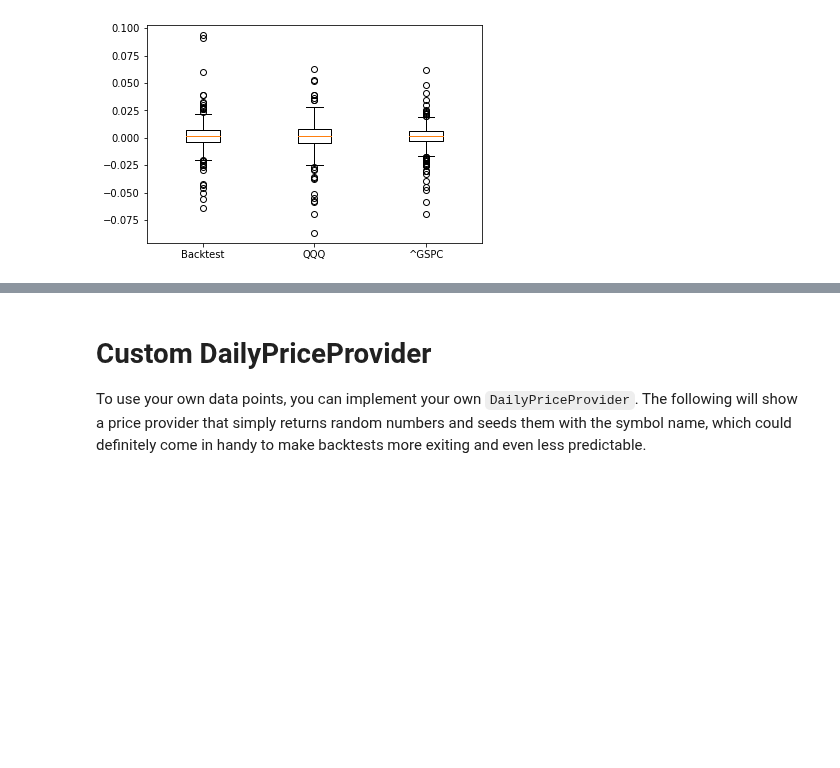
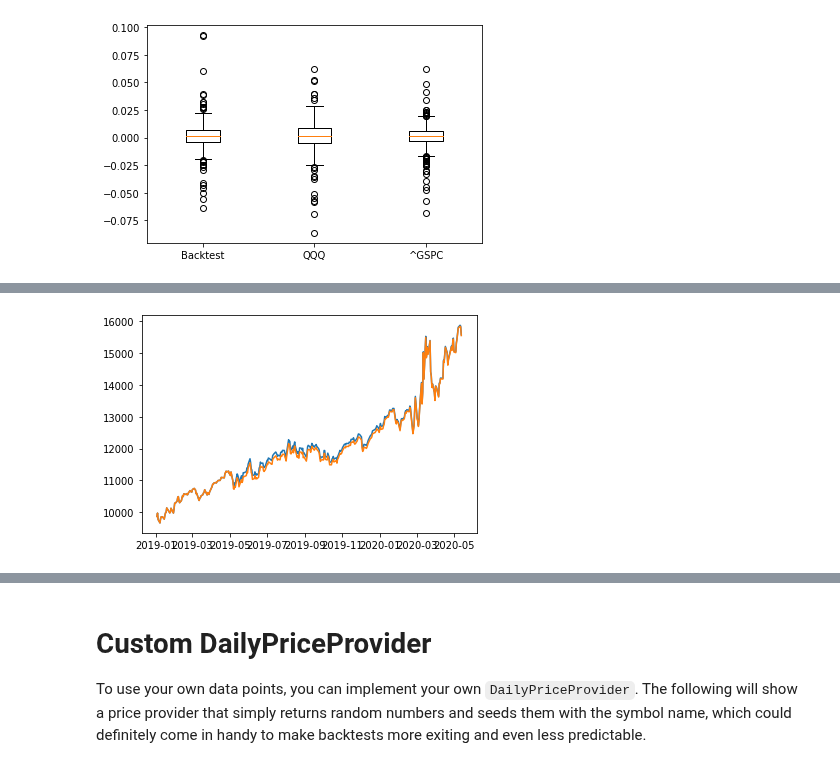
Before and after one commit to MiniXC/simple-back, a Jupyter notebook: examples/usage_examples.ipynb, the cells around one changed output, grey strips where cells are left out. Cells and saved outputs as stored; diff of their text form; code cells hidden in the pictures; blank space fills up the shorter version.

Commit message:
0.2 - added strategy object and multiprocessing

```diff
--- a/examples/usage_examples.ipynb
+++ b/examples/usage_examples.ipynb
@@ -102,0 +139,2 @@ plt.show()
+# %%
+my_strategy = MyStrategy('QQQ')
@@ -102,0 +144,13 @@ plt.show()
+# %%
+old_values = bt.values.copy()
+# %%
+bt = Backtester(
+    10_000,
+    prices,
+    market_calendar='NYSE',
+    start_date='2019-1-1',
+    end_date=date.today()-relativedelta(weeks=1),
+    strategy=my_strategy
+)
+# %%
+bt.run()
@@ -102,0 +160,7 @@ plt.show()
+# %%
+mult = bt.values.rename(columns={'Backtest':'Multiprocessing'})
+no_mult = old_values.rename(columns={'Backtest':'No Multiprocessing'})
+plt.plot(mult.index, mult, no_mult.index, no_mult)
+plt.show()
+# %% [output]
+[figure, added]
```
Also changed, not shown: parts of 17 cells of this notebook, 9 other files.
